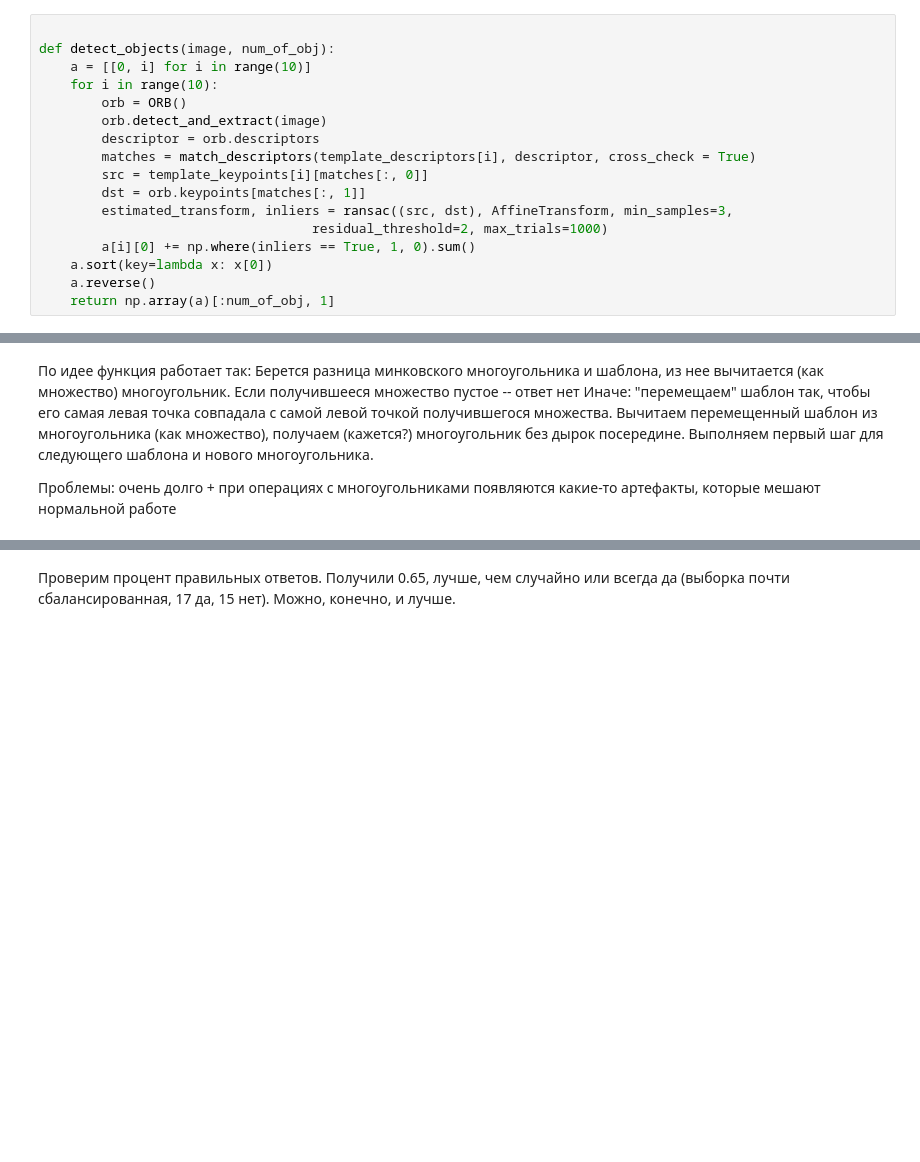
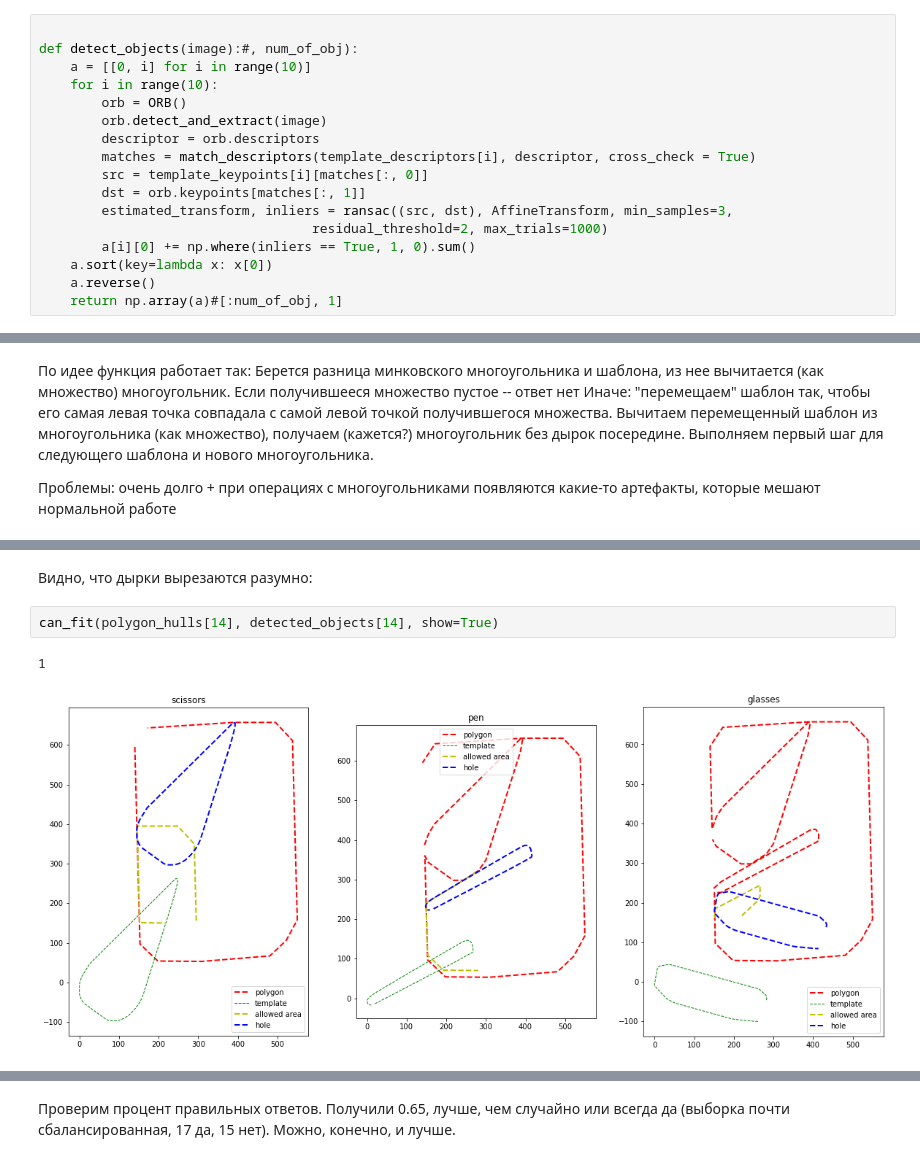
Before and after one commit to evoloshinova/intelligent-placer, a Jupyter notebook: intelligent-placer.ipynb, the cells around one changed output, grey strips where cells are left out. Drawn from its saved outputs; the diff is of its cells as text; blank space fills up the shorter version.

```diff
--- a/intelligent-placer.ipynb
+++ b/intelligent-placer.ipynb
@@ -162,7 +164,7 @@ for i in range(len(objects)):
 Найдем предметы на картинке. Функция detect_objects ищет для картинки количество соответствий особых точек с каждым шаблоном. Потом этот массив сортируется по убыванию количества соответствий. Функция возвращает k первых предметов, где k --- количество компонент связности на картинке. Работает это очень не точно, но первый предмет обычно находится правильно. Для фотографий с книгой не работает, потому что она разбивается на несколько компонент связности из-за текста.
 # %%
 
-def detect_objects(image, num_of_obj):
+def detect_objects(image):#, num_of_obj):
     a = [[0, i] for i in range(10)]
     for i in range(10):
         orb = ORB()
@@ -176,7 +178,7 @@ def detect_objects(image, num_of_obj):
         a[i][0] += np.where(inliers == True, 1, 0).sum()
     a.sort(key=lambda x: x[0])
     a.reverse()
-    return np.array(a)[:num_of_obj, 1]
+    return np.array(a)#[:num_of_obj, 1]
 # %%
 detected_objects = []
 for i in range(32):
@@ -228,3 +265,10 @@ def can_fit(polygon, detected_objects):
     return 1
+# %% [markdown]
+Видно, что дырки вырезаются разумно:
+# %%
+can_fit(polygon_hulls[14], detected_objects[14], show=True)
+# %% [output]
+1
+[figure, added]
 # %%
 answers = []
```
Also changed, not shown: parts of 10 cells of this notebook.
